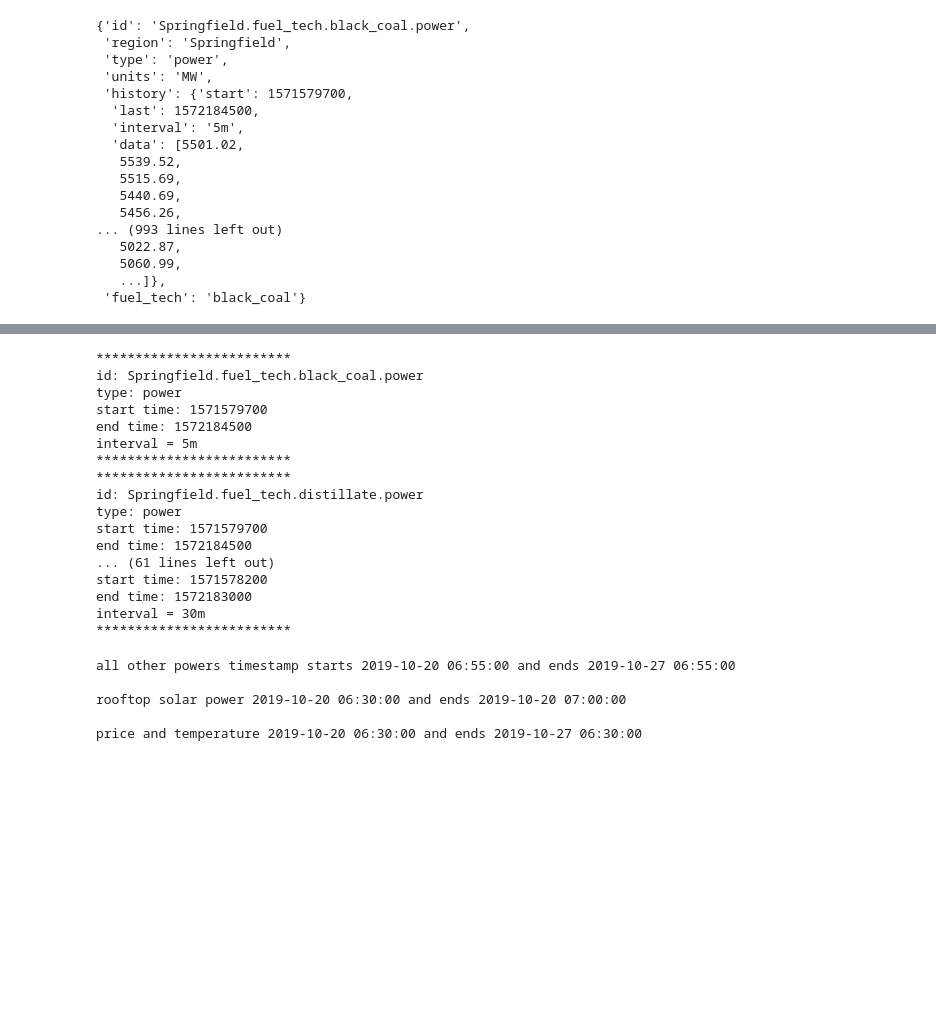
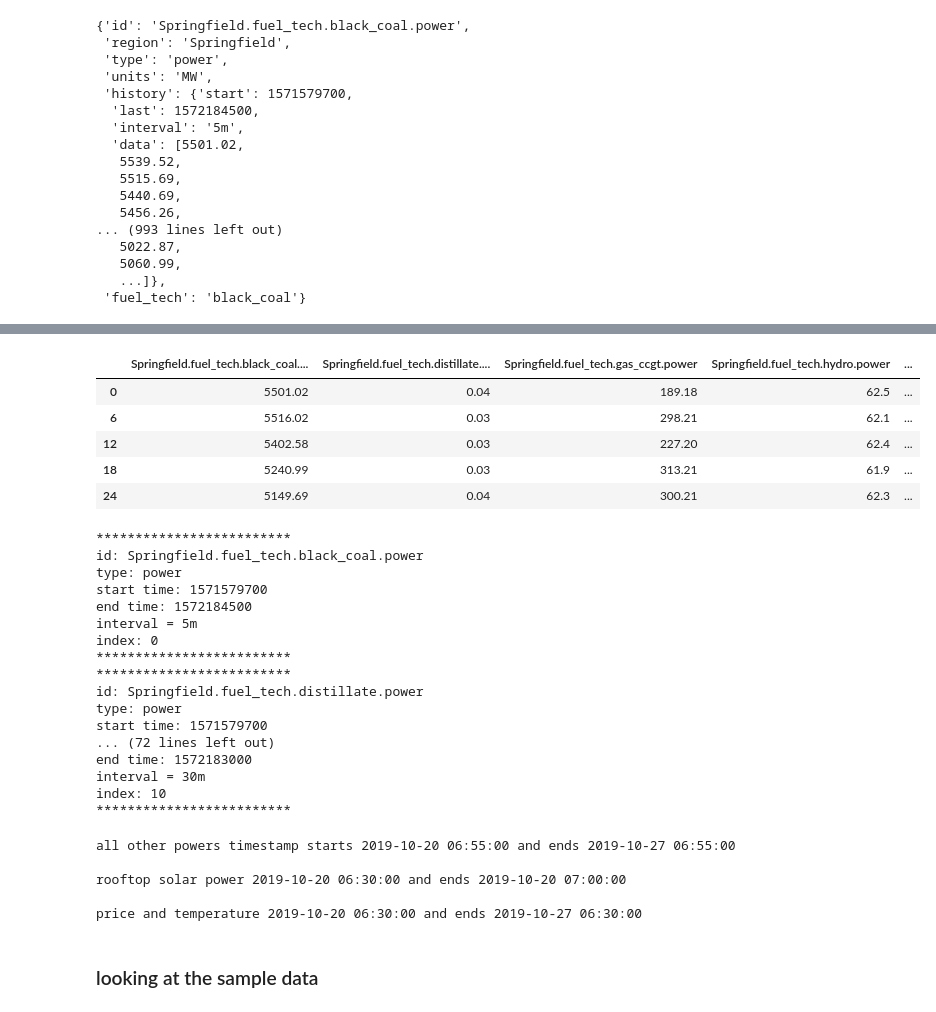
Before and after one commit to edwin5588/HUANG_A14905648_HW3, a Jupyter notebook: DSC 106 HW3.ipynb, the cells around one changed output, grey strips where cells are left out. Cells and saved outputs as stored; diff of their text form; code cells hidden in the pictures; blank space fills up the shorter version.

```diff
--- a/DSC 106 HW3.ipynb
+++ b/DSC 106 HW3.ipynb
@@ -47,5 +47,3 @@ while time < end:
     times.append(time.strftime("%Y-%m-%d    %X"))
     time += timedelta(minutes = 5)
 df["time"] = times
-
-df.set_index("time")
@@ -72,4 +50,15 @@ df.set_index("time")
+# %%
+thirty_min_int = df.loc[df.index % 6 == 0]
+thirty_min_int.head()
+# %% [output]
+|  | Springfield.fuel_tech.black_coal.... | Springfield.fuel_tech.distillate.... | Springfield.fuel_tech.gas_ccgt.power | Springfield.fuel_tech.hydro.power | ... |
+| 0 | 5501.02 | 0.04 | 189.18 | 62.5 | ... |
+| 6 | 5516.02 | 0.03 | 298.21 | 62.1 | ... |
+| 12 | 5402.58 | 0.03 | 227.20 | 62.4 | ... |
+| 18 | 5240.99 | 0.03 | 313.21 | 61.9 | ... |
+| 24 | 5149.69 | 0.04 | 300.21 | 62.3 | ... |
 # %%
+zz = 0
 for i in data:
     print("*************************")
     print("id: " + str(i['id']))
@@ -77,7 +66,9 @@ for i in data:
     print("start time: " + str(i['history']['start']))
     print("end time: " + str(i['history']['last']))
     print("interval = " + str(i['history']['interval']))
+    print("index: " + str(zz))
     print("*************************")
+    zz += 1
 # %% [output]
 *************************
 id: Springfield.fuel_tech.black_coal.power
@@ -85,16 +76,16 @@ type: power
 start time: 1571579700
 end time: 1572184500
 interval = 5m
+index: 0
 *************************
 *************************
 id: Springfield.fuel_tech.distillate.power
 type: power
 start time: 1571579700
-end time: 1572184500
-... (61 lines left out)
-start time: 1571578200
+... (72 lines left out)
 end time: 1572183000
 interval = 30m
+index: 10
 *************************
 # %%
 print("all other powers timestamp starts " + str(datetime.fromtimestamp(1571579700)) + " and ends " + \
@@ -111,3 +102,5 @@ all other powers timestamp starts 2019-10-20 06:55:00 and ends 2019-10-27 06:55:
 rooftop solar power 2019-10-20 06:30:00 and ends 2019-10-20 07:00:00
 
 price and temperature 2019-10-20 06:30:00 and ends 2019-10-27 06:30:00
+# %% [markdown]
+### looking at the sample data
```
Also changed, not shown: parts of 4 cells of this notebook, 2 other files.
